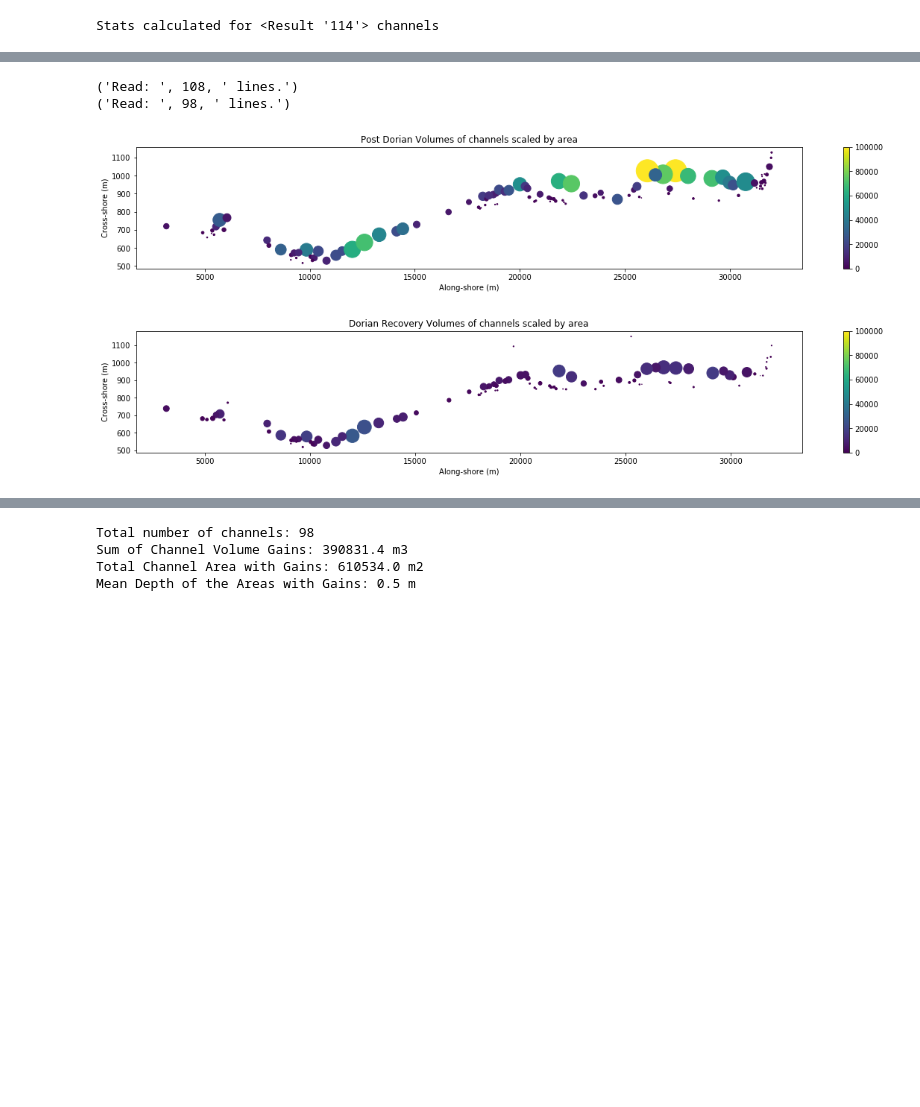
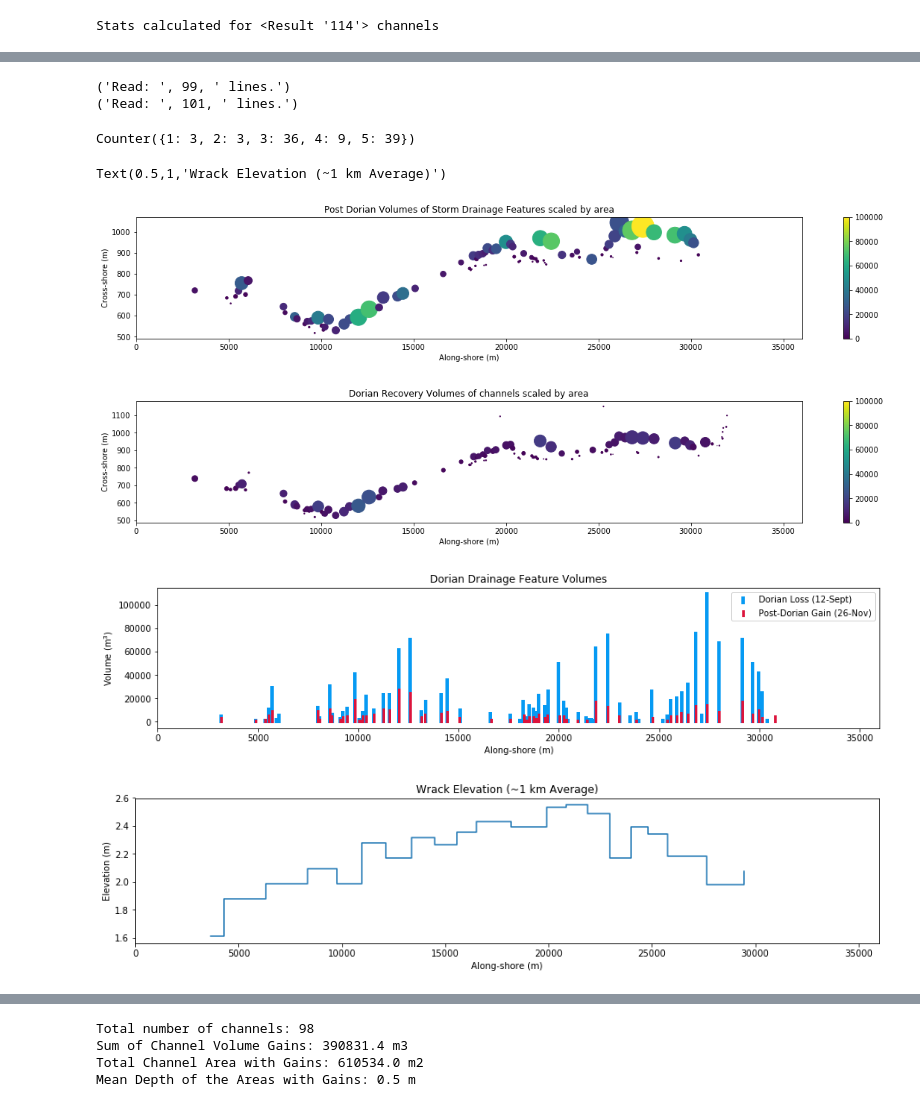
Before and after one commit to jover-usgs/FloSup_Working, a Jupyter notebook: NCB_Channel_Statistics.ipynb, the cells around one changed output, grey strips where cells are left out. Saved outputs shown, nothing was run; the diff lists cells and outputs as text; code cells hidden in the pictures; blank space fills up the shorter version.

```diff
--- a/NCB_Channel_Statistics.ipynb
+++ b/NCB_Channel_Statistics.ipynb
@@ -163,5 +172,6 @@ Now read in the stats table and centroid coordinates and make some plots
 # %%
-tableNames = ['NCB_Channel_Stats_n05_v1_20190912','NCB_Channel_Stats_n05_v2_20191126','NCB_Channel_Stats_01_DR','NCB_Channel_Stats_n25_pD','NCB_Channel_Stats_n25_depths']
+tableNames = ['NCB_Channel_Stats_n05_v1_20190912','NCB_Channel_Stats_n05_v2_20191126','NCB_Channel_Stats_01_DR',
+              'NCB_Channel_Stats_n25_pD','NCB_Channel_Stats_n25_depths','Lazarus_Supp','NCB_Wrack']
 postDorian = "C:\\Users\\jover\\Working\\02_USGS\\01_OBX\\11_Tables\\{}.csv".format(tableNames[3])
 DorianRecovery = "C:\\Users\\jover\\Working\\02_USGS\\01_OBX\\11_Tables\\{}.csv".format(tableNames[2])
 islandDepths = "C:\\Users\\jover\\Working\\02_USGS\\01_OBX\\11_Tables\\{}.csv".format(tableNames[4])
@@ -173,5 +183,5 @@ print("Read: ",len(df_pD.index),' lines.')
 print("Read: ",len(df_DR.index),' lines.')
 #df
 # %% [output]
-('Read: ', 108, ' lines.')
-('Read: ', 98, ' lines.')
+('Read: ', 99, ' lines.')
+('Read: ', 101, ' lines.')
@@ -178 +200,17 @@ print("Read: ",len(df_DR.index),' lines.')
+# %%
+#Wrack Elevations from 2019-09-12
+Wrack_e = "C:\\Users\\jover\\Working\\02_USGS\\01_OBX\\11_Tables\\{}.csv".format(tableNames[6])
+Wrack=pd.read_csv(Wrack_e,header = 0)
+
+x_wr = np.array(Wrack['X_point'])
+y_wr = np.array(Wrack['Y_point'])
+xisl_wr, yisl_wr = UTM2Island(x_wr,y_wr)
+elev_wr = np.array(Wrack['Wrack_elev'])
+
+x_wr_avg = np.array(Wrack['X_point_avg'])
+y_wr_avg = np.array(Wrack['Y_point_avg'])
+xisl_wr_avg, yisl_wr_avg = UTM2Island(x_wr_avg,y_wr_avg)
+elev_wr_avg = np.array(Wrack['Wrack_elev_avg'])
+
+np.savetxt('xisl_wr', xisl_wr, delimiter = ' ')
 # %%
@@ -194,28 +237,66 @@ xisl_DR, yisl_DR = UTM2Island(x_DR,y_DR)
 #These are separate depths taken from the actual DEMs not the difference, and so give the actual channel depths
 pD_Depths = np.array(isl_D['DEPTH_pD'])
 DR_Depths = np.array(isl_D['DEPTH_DR'])
+# %%
+Counter(Ch_type)
+# %% [output]
+Counter({1: 3, 2: 3, 3: 36, 4: 9, 5: 39})
 # %%
 #Plot Channel Locations
 s_pD = 0.01*area_pD
 s_DR = 0.01*area_DR
 
 fig = plt.figure(figsize=(20,3))
 plt.scatter(xisl_pD,yisl_pD,s_pD,vol_pD)
 #plt.scatter(xisl_DR,yisl_DR,s_DR,vol_DR, edgecolors=(0,0,0))
 plt.xlabel('Along-shore (m)')
-
+plt.xlim([0,36000])
 plt.ylabel('Cross-shore (m)')
-plt.title('Post Dorian Volumes of channels scaled by area')
+plt.title('Post Dorian Volumes of Storm Drainage Features scaled by area')
 plt.colorbar()
 plt.clim(0,100000)
+
 
 fig = plt.figure(figsize=(20,3))
 plt.scatter(xisl_DR,yisl_DR,s_DR,vol_DR)
 plt.xlabel('Along-shore (m)')
+plt.xlim([0,36000])
 plt.ylabel('Cross-shore (m)')
 plt.title( 'Dorian Recovery Volumes of channels scaled by area')
 plt.colorbar()
 plt.clim(0,100000)
+
+#Stem Plot for Volumes
+fig = plt.figure(figsize=(15,3))
+markers, stemlines, baseline = plt.stem(xisl_pD, vol_pD)
+markers2, stemlines2, baseline2 = plt.stem(xisl_DR, vol_DR)
+
+plt.setp(stemlines, linewidth =4, color = 'xkcd:azure')
+plt.setp(baseline, visible = False)
+plt.setp(markers, markersize = 0 )
+
+plt.setp(stemlines2, linewidth =3, color = 'crimson')
+plt.setp(baseline2, visible = False)
+plt.setp(markers2, markersize = 0 )
+
+plt.xlabel('Along-shore (m)')
+plt.ylabel('Volume (m$^3$)')
+plt.xlim([0,36000])
+#plt.ylim([0,20000])
+plt.title( 'Dorian Drainage Feature Volumes')
+plt.legend(['Dorian Loss (12-Sept)', 'Post-Dorian Gain (26-Nov)'])
+
+
+#Plot wrack elevations
+fig = plt.figure(figsize=(15,3))
+plt.step(xisl_wr_avg,elev_wr_avg, where = 'mid')
+plt.xlabel('Along-shore (m)')
+plt.ylabel('Elevation (m)')
+plt.xlim([0,36000])
+plt.title( 'Wrack Elevation (~1 km Average)')
 # %% [output]
+Text(0.5,1,'Wrack Elevation (~1 km Average)')
-[figure, old version]
+[figure, new version]
-[figure, old version]
+[figure, new version]
+[figure, added]
+[figure, added]
```
Also changed, not shown: parts of 13 cells of this notebook.
